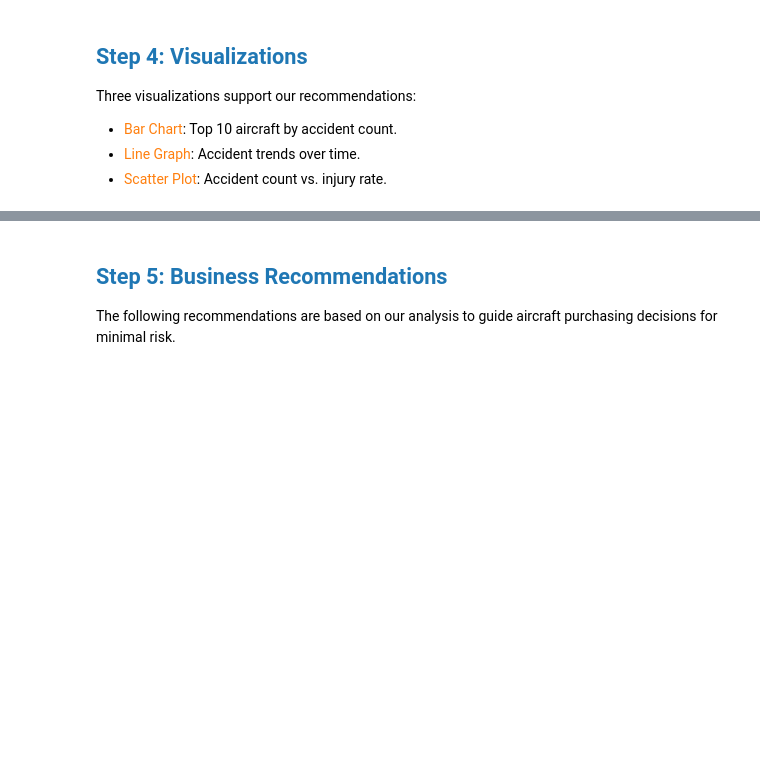
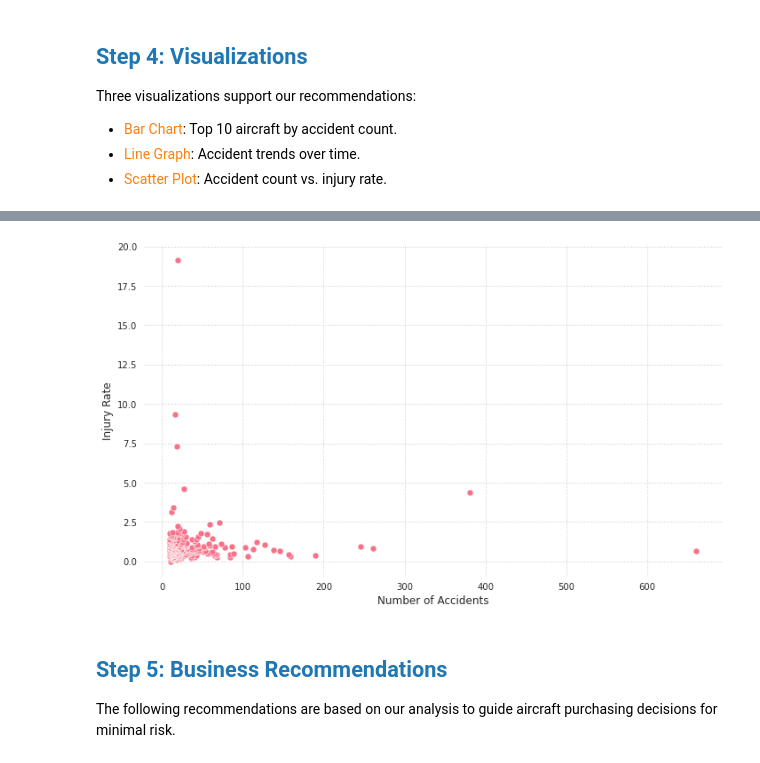
Before and after one commit to Bakley/end-of-Phase-One-Project, a Jupyter notebook: index.ipynb, the cells around one changed output, grey strips where cells are left out. Drawn from its saved outputs; the diff is of its cells as text; code cells hidden in the pictures; blank space fills up the shorter version.

```diff
--- a/index.ipynb
+++ b/index.ipynb
@@ -330,3 +457,13 @@ Three visualizations support our recommendations:
+# %%
+# Scatter Plot accident count by injury_rate
+plt.figure(figsize=(10, 6))
+sns.scatterplot(data=aircraft_stats, x='accident_count', y='injury_rate')
+plt.xlabel('Number of Accidents', fontsize=12)
+plt.ylabel('Injury Rate', fontsize=12)
+plt.tight_layout()
+plt.show()
+# %% [output]
+[figure, added]
 # %% [markdown]
 ## <span style="color: #1f77b4;">Step 5: Business Recommendations</span>
 
```
Also changed, not shown: parts of 9 cells of this notebook.
